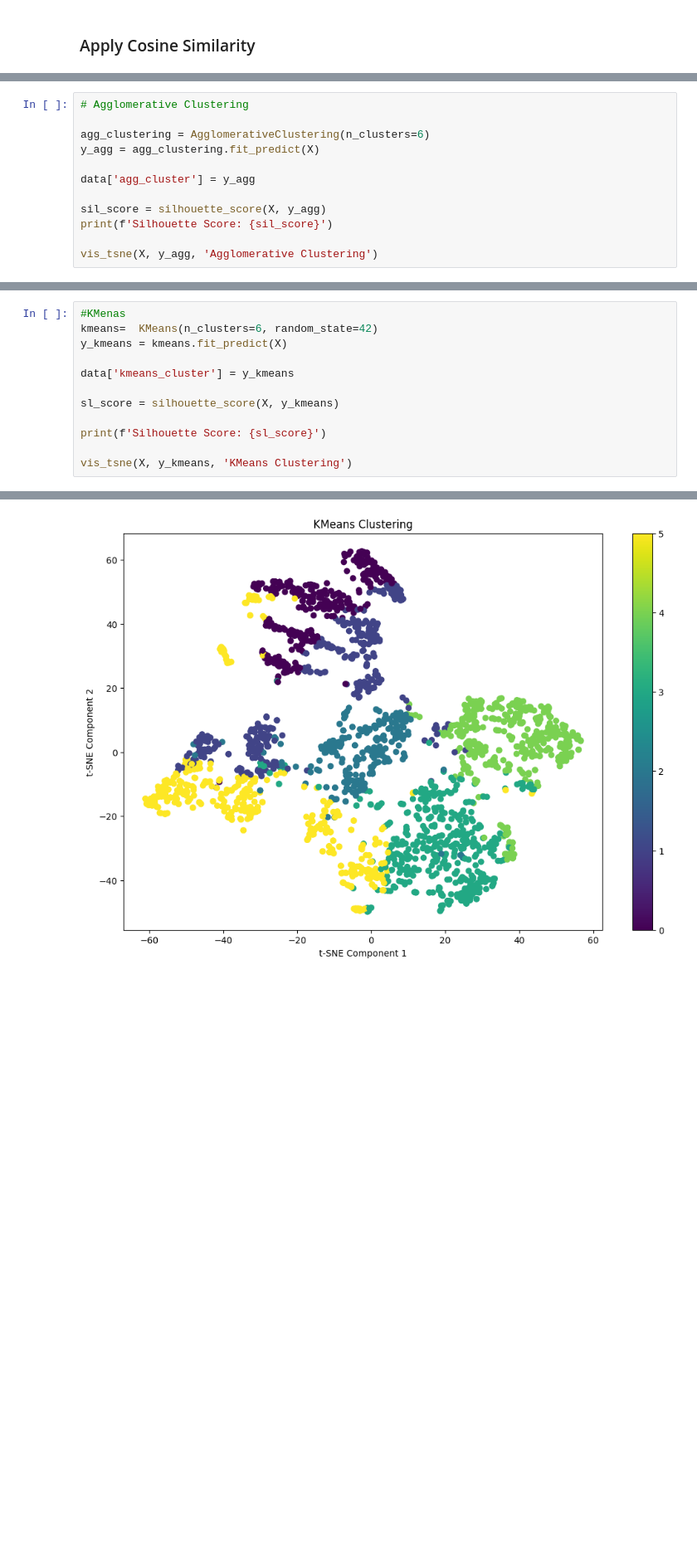
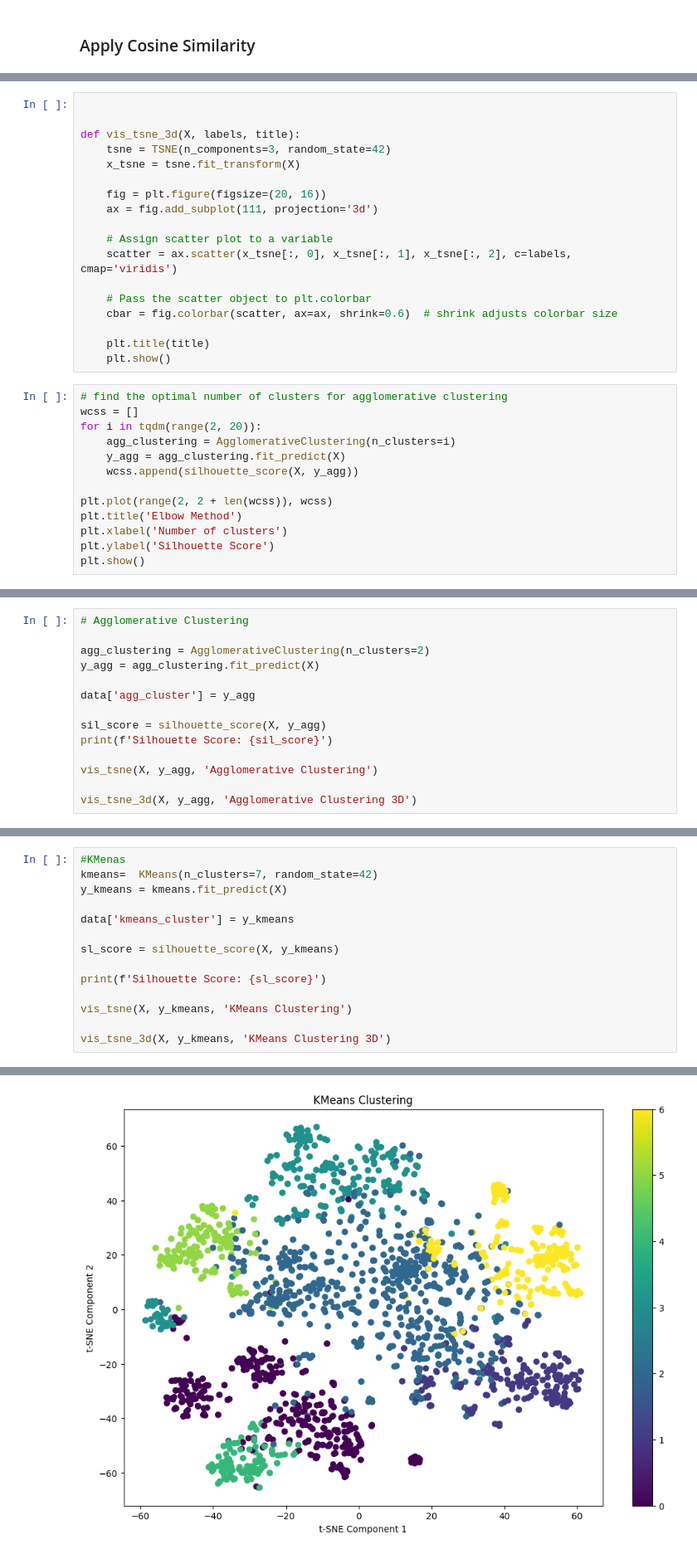
Before and after one commit to jnvshubham7/Event-Extraction, a Jupyter notebook: final_code.ipynb, the cells around one changed output, grey strips where cells are left out. Shown at 83% size. Cells and saved outputs as stored; diff of their text form; blank space fills up the shorter version.

```diff
--- a/final_code.ipynb
+++ b/final_code.ipynb
@@ -239,3 +239,34 @@ def vis_tsne(X, labels, title):
     plt.xlabel('t-SNE Component 1')
     plt.ylabel('t-SNE Component 2')
     plt.show()
+# %%
+
+
+def vis_tsne_3d(X, labels, title):
+    tsne = TSNE(n_components=3, random_state=42)
+    x_tsne = tsne.fit_transform(X)
+
+    fig = plt.figure(figsize=(20, 16))
+    ax = fig.add_subplot(111, projection='3d')
+
+    # Assign scatter plot to a variable
+    scatter = ax.scatter(x_tsne[:, 0], x_tsne[:, 1], x_tsne[:, 2], c=labels, cmap='viridis')
+
+    # Pass the scatter object to plt.colorbar
+    cbar = fig.colorbar(scatter, ax=ax, shrink=0.6)  # shrink adjusts colorbar size
+
+    plt.title(title)
+    plt.show()
+# %%
+# find the optimal number of clusters for agglomerative clustering
+wcss = []
+for i in tqdm(range(2, 20)):
+    agg_clustering = AgglomerativeClustering(n_clusters=i)
+    y_agg = agg_clustering.fit_predict(X)
+    wcss.append(silhouette_score(X, y_agg))
+
+plt.plot(range(2, 2 + len(wcss)), wcss)
+plt.title('Elbow Method')
+plt.xlabel('Number of clusters')
+plt.ylabel('Silhouette Score')
+plt.show()
@@ -242,7 +275,7 @@ def vis_tsne(X, labels, title):
 # %%
 # Agglomerative Clustering
 
-agg_clustering = AgglomerativeClustering(n_clusters=6)
+agg_clustering = AgglomerativeClustering(n_clusters=2)
 y_agg = agg_clustering.fit_predict(X)
 
 data['agg_cluster'] = y_agg
@@ -251,4 +284,6 @@ sil_score = silhouette_score(X, y_agg)
 print(f'Silhouette Score: {sil_score}')
 
 vis_tsne(X, y_agg, 'Agglomerative Clustering')
+
+vis_tsne_3d(X, y_agg, 'Agglomerative Clustering 3D')
 # %% [output]
@@ -293,6 +332,6 @@ Text(0.5, 0, 'Number of clusters')
 # %%
 #KMenas
-kmeans=  KMeans(n_clusters=6, random_state=42)
+kmeans=  KMeans(n_clusters=7, random_state=42)
 y_kmeans = kmeans.fit_predict(X)
 
 data['kmeans_cluster'] = y_kmeans
@@ -302,4 +341,6 @@ sl_score = silhouette_score(X, y_kmeans)
 print(f'Silhouette Score: {sl_score}')
 
 vis_tsne(X, y_kmeans, 'KMeans Clustering')
+
+vis_tsne_3d(X, y_kmeans, 'KMeans Clustering 3D')
 # %% [output]
@@ -307 +348 @@ Silhouette Score: 0.21681416740546844
-[figure, old version]
+[figure, new version]
```
Also changed, not shown: parts of 9 cells of this notebook.
